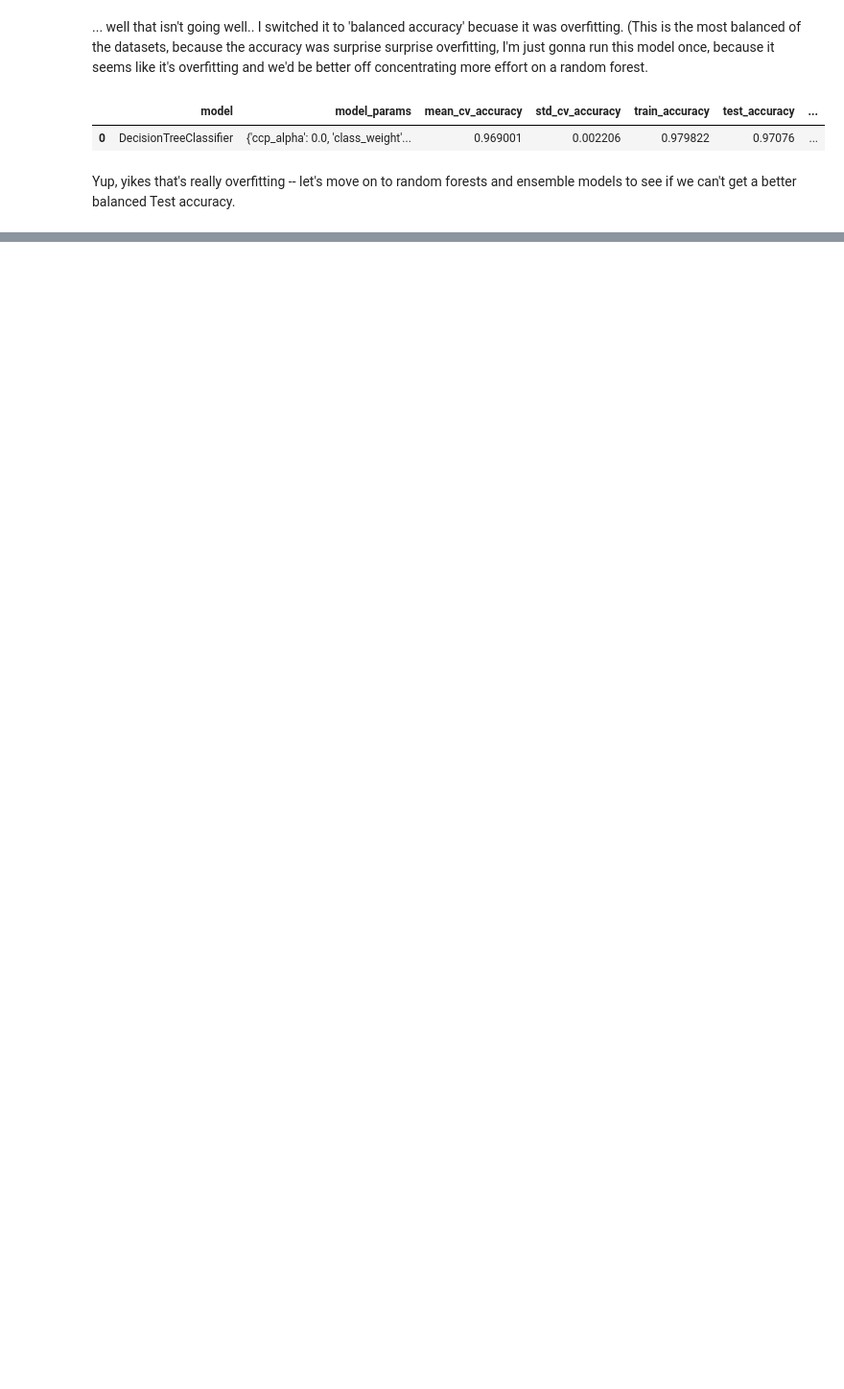
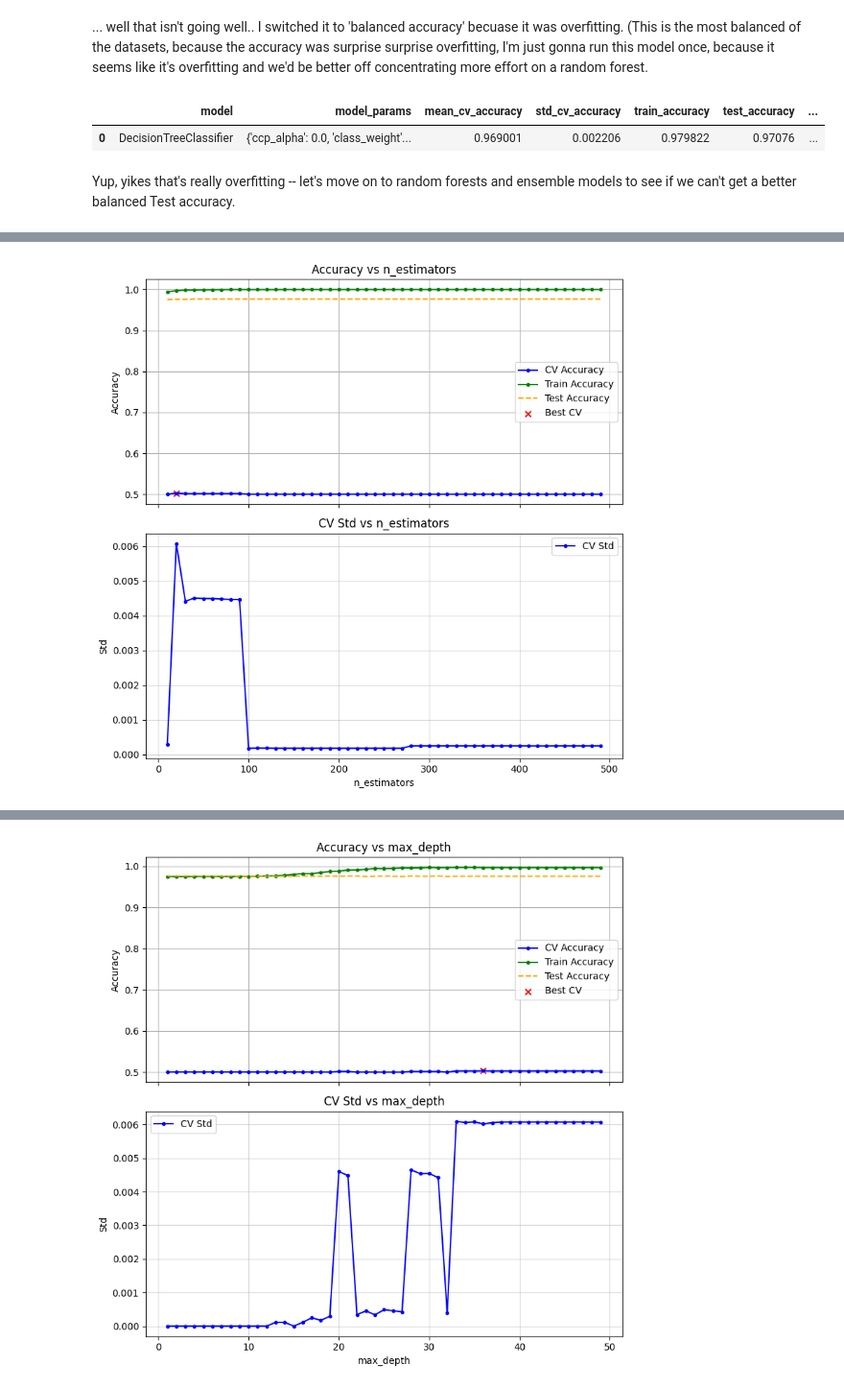
Before and after one commit to LeeMcFarling/AFL_Project_backup, a Jupyter notebook: Modeling/Weekly Assignments/Week_6.ipynb, the cells around one changed output, grey strips where cells are left out. Shown at 96% size. Saved outputs shown, nothing was run; the diff lists cells and outputs as text; code cells hidden in the pictures; blank space fills up the shorter version.

```diff
--- a/Modeling/Weekly Assignments/Week_6.ipynb
+++ b/Modeling/Weekly Assignments/Week_6.ipynb
@@ -542,0 +713,31 @@ Yup, yikes that's really overfitting -- let's move on to random forests and ense
+# %%
+Parameters_RF = Default_Parameters_RandomForest.copy()
+Params_RF_List = []
+# %%
+start = time.time()
+
+parameters_and_ranges = [
+    ('n_estimators', range(10, 500, 10)),
+    ('max_depth', [None] + list(range(1, 50, 1))),
+    ('max_samples', [None] + list(range(1, 10, 1))),
+    # ('max_iter', range(100,10001, 100)),
+]
+
+for param, parameter_list in parameters_and_ranges:
+    Parameters_RF = sweep_parameter(
+        RandomForestClassifier,      # or your model class
+        Parameters_RF,          # renamed variable here
+        param,
+        parameter_list,
+        X_train=bdb_X_train_scaled,
+        y_train=bdb_y_train,
+        X_test=bdb_X_test_scaled,
+        y_test=bdb_y_test,
+        n_jobs=-1,
+        n_repeats=2
+    )
+
+Params_RF_List.append(Parameters_RF)
+pd.DataFrame(Params_RF_List)
+# %% [output]
+[figure, added]
@@ -542,0 +745 @@ Yup, yikes that's really overfitting -- let's move on to random forests and ense
+[figure, added]
```
Also changed, not shown: parts of 38 cells of this notebook.
